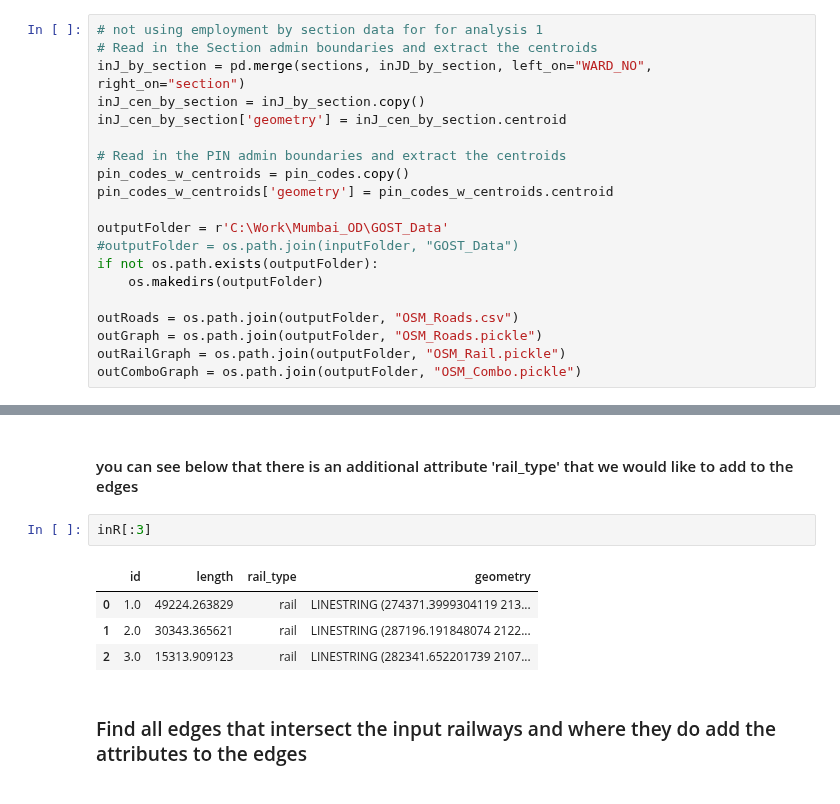
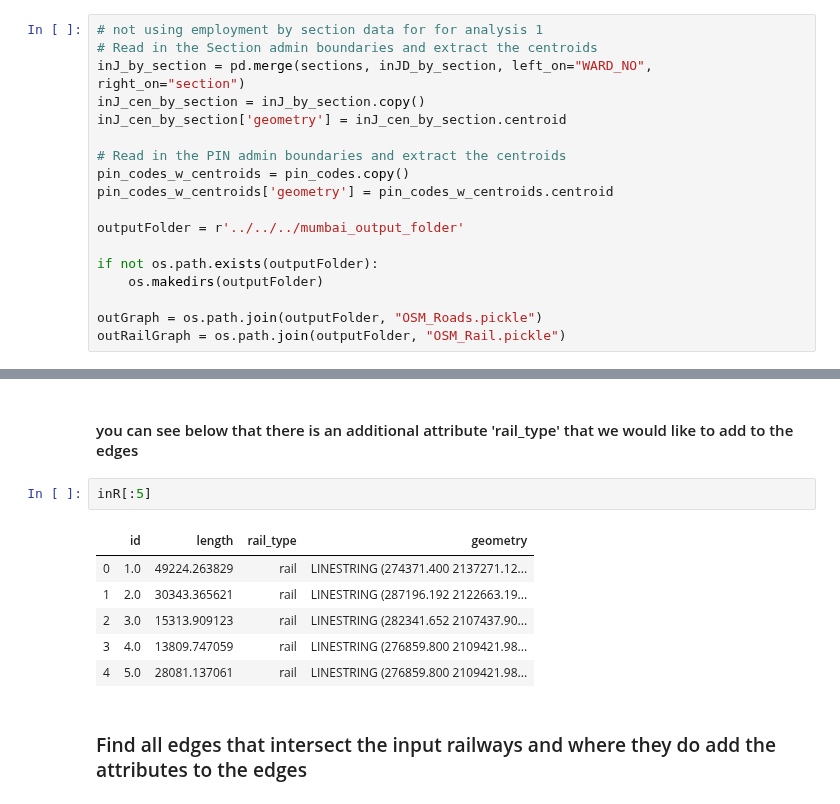
Before and after one commit to worldbank/GOST_PublicGoods, a Jupyter notebook: Implementations/Mumbai_accessibility_analysis/OD_Mumbai_jobs_w_PIN_codes.ipynb, the cells around one changed output, grey strips where cells are left out. Drawn from its saved outputs; the diff is of its cells as text.

Commit message:
updated mumbai analysis

```diff
--- a/Implementations/Mumbai_accessibility_analysis/OD_Mumbai_jobs_w_PIN_codes.ipynb
+++ b/Implementations/Mumbai_accessibility_analysis/OD_Mumbai_jobs_w_PIN_codes.ipynb
@@ -85,12 +81,10 @@ inJ_cen_by_section['geometry'] = inJ_cen_by_section.centroid
 pin_codes_w_centroids = pin_codes.copy()
 pin_codes_w_centroids['geometry'] = pin_codes_w_centroids.centroid
 
-outputFolder = r'C:\Work\Mumbai_OD\GOST_Data'
-#outputFolder = os.path.join(inputFolder, "GOST_Data")
+outputFolder = r'../../../mumbai_output_folder'
+
 if not os.path.exists(outputFolder):
     os.makedirs(outputFolder)
 
-outRoads = os.path.join(outputFolder, "OSM_Roads.csv")
 outGraph = os.path.join(outputFolder, "OSM_Roads.pickle")
 outRailGraph = os.path.join(outputFolder, "OSM_Rail.pickle")
-outComboGraph = os.path.join(outputFolder, "OSM_Combo.pickle")
@@ -455,12 +475,14 @@ gn.example_node(G_rail, 2)
 # %% [markdown]
 #### you can see below that there is an additional attribute 'rail_type' that we would like to add to the edges
 # %%
-inR[:3]
+inR[:5]
 # %% [output]
 |  | id | length | rail_type | geometry |
-| 0 | 1.0 | 49224.263829 | rail | LINESTRING (274371.3999304119 213... |
-| 1 | 2.0 | 30343.365621 | rail | LINESTRING (287196.191848074 2122... |
-| 2 | 3.0 | 15313.909123 | rail | LINESTRING (282341.652201739 2107... |
+| 0 | 1.0 | 49224.263829 | rail | LINESTRING (274371.400 2137271.12... |
+| 1 | 2.0 | 30343.365621 | rail | LINESTRING (287196.192 2122663.19... |
+| 2 | 3.0 | 15313.909123 | rail | LINESTRING (282341.652 2107437.90... |
+| 3 | 4.0 | 13809.747059 | rail | LINESTRING (276859.800 2109421.98... |
+| 4 | 5.0 | 28081.137061 | rail | LINESTRING (276859.800 2109421.98... |
 # %% [markdown]
 ### Find all edges that intersect the input railways and where they do add the attributes to the edges
 # %%
```
Also changed, not shown: parts of 97 cells of this notebook, 11 other files.
